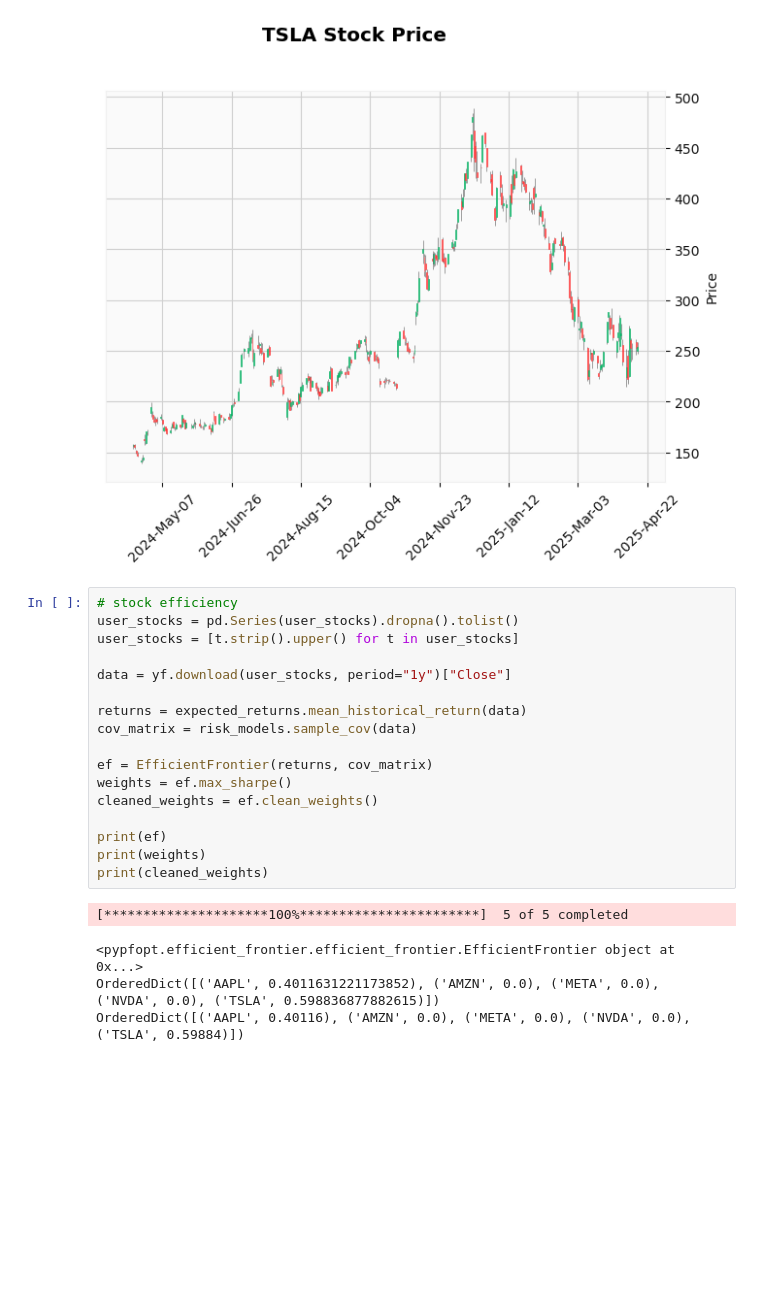
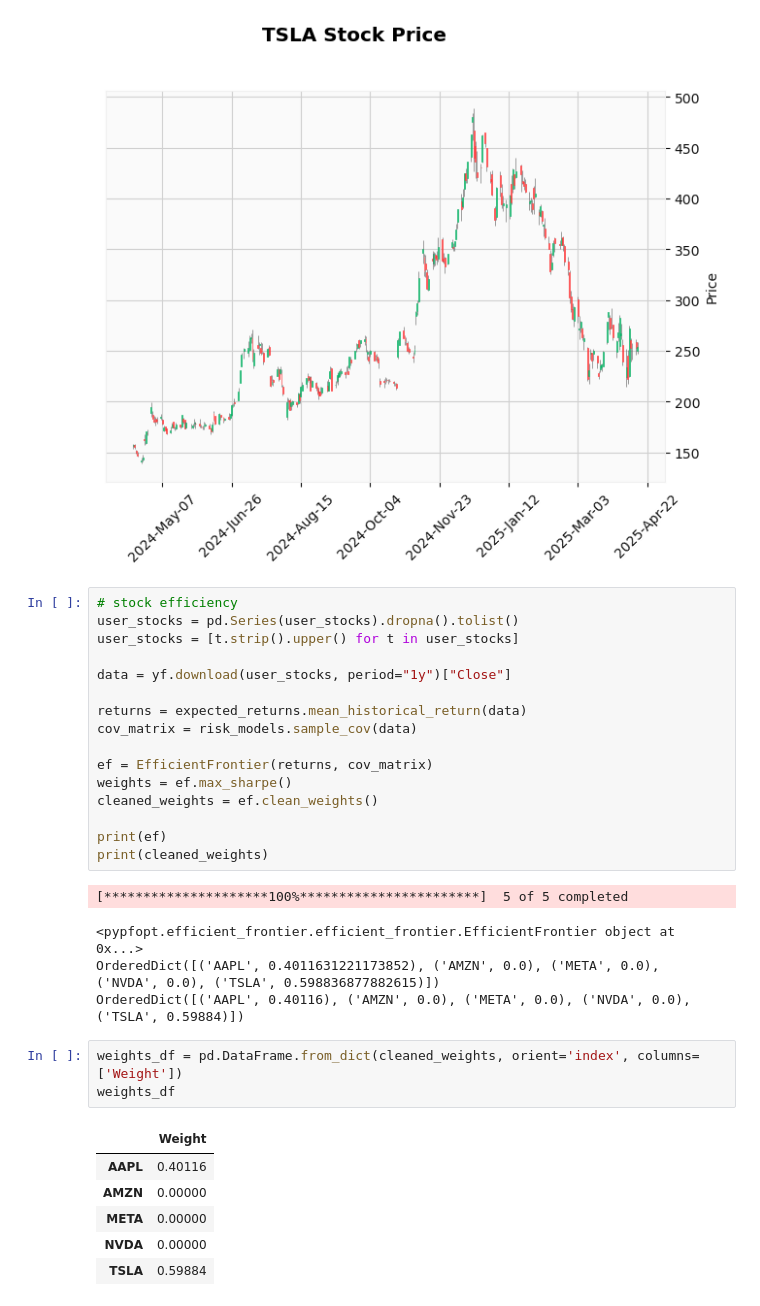
Before and after one commit to loganravin4/PersonalPortfolioManager, a Jupyter notebook: graphs.ipynb, the cells around one changed output. Cells and saved outputs as stored; diff of their text form; blank space fills up the shorter version.

```diff
--- a/graphs.ipynb
+++ b/graphs.ipynb
@@ -75,10 +78,19 @@ weights = ef.max_sharpe()
 cleaned_weights = ef.clean_weights()
 
 print(ef)
-print(weights)
 print(cleaned_weights)
 # %% [output]
 [*********************100%***********************]  5 of 5 completed
 <pypfopt.efficient_frontier.efficient_frontier.EfficientFrontier object at 0x...>
 OrderedDict([('AAPL', 0.4011631221173852), ('AMZN', 0.0), ('META', 0.0), ('NVDA', 0.0), ('TSLA', 0.598836877882615)])
 OrderedDict([('AAPL', 0.40116), ('AMZN', 0.0), ('META', 0.0), ('NVDA', 0.0), ('TSLA', 0.59884)])
+# %%
+weights_df = pd.DataFrame.from_dict(cleaned_weights, orient='index', columns=['Weight'])
+weights_df
+# %% [output]
+|  | Weight |
+| AAPL | 0.40116 |
+| AMZN | 0.00000 |
+| META | 0.00000 |
+| NVDA | 0.00000 |
+| TSLA | 0.59884 |
```
Also changed, not shown: parts of 1 cell of this notebook.
